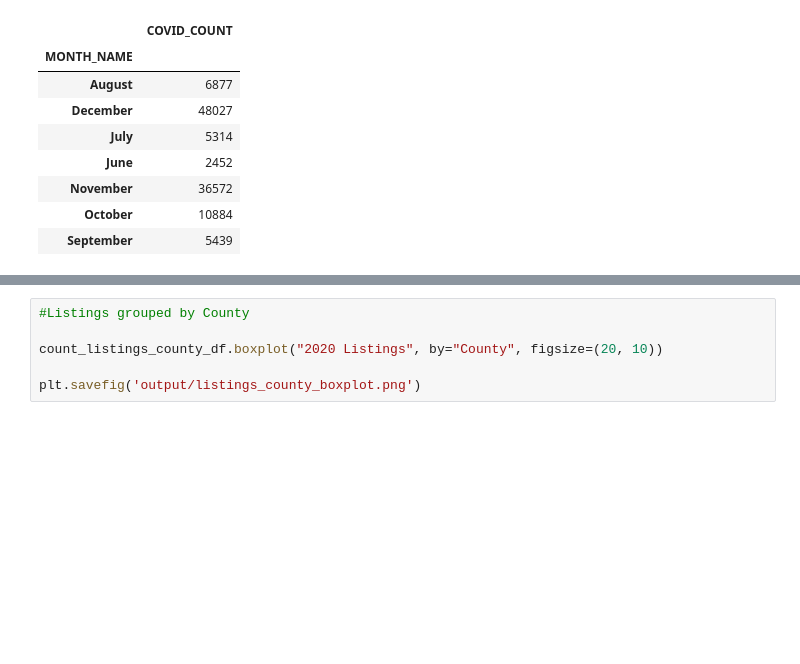
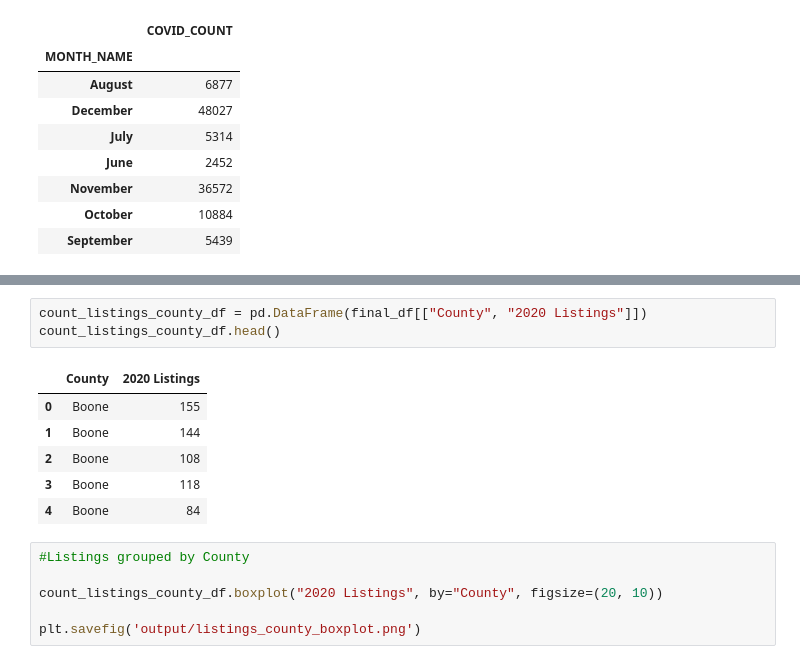
Before and after one commit to c-kleerun/COVID-Housing-Comparison, a Jupyter notebook: Covid-Housing-Analysis.ipynb, the cells around one changed output, grey strips where cells are left out. Cells and saved outputs as stored; diff of their text form; blank space fills up the shorter version.

```diff
--- a/Covid-Housing-Analysis.ipynb
+++ b/Covid-Housing-Analysis.ipynb
@@ -502,4 +531,14 @@ The r-squared is: 0.11562342171708481
 [figure]
+# %%
+count_listings_county_df = pd.DataFrame(final_df[["County", "2020 Listings"]])
+count_listings_county_df.head()
+# %% [output]
+|  | County | 2020 Listings |
+| 0 | Boone | 155 |
+| 1 | Boone | 144 |
+| 2 | Boone | 108 |
+| 3 | Boone | 118 |
+| 4 | Boone | 84 |
 # %%
 #Listings grouped by County
 
```
Also changed, not shown: parts of 8 cells of this notebook, 2 other files.
